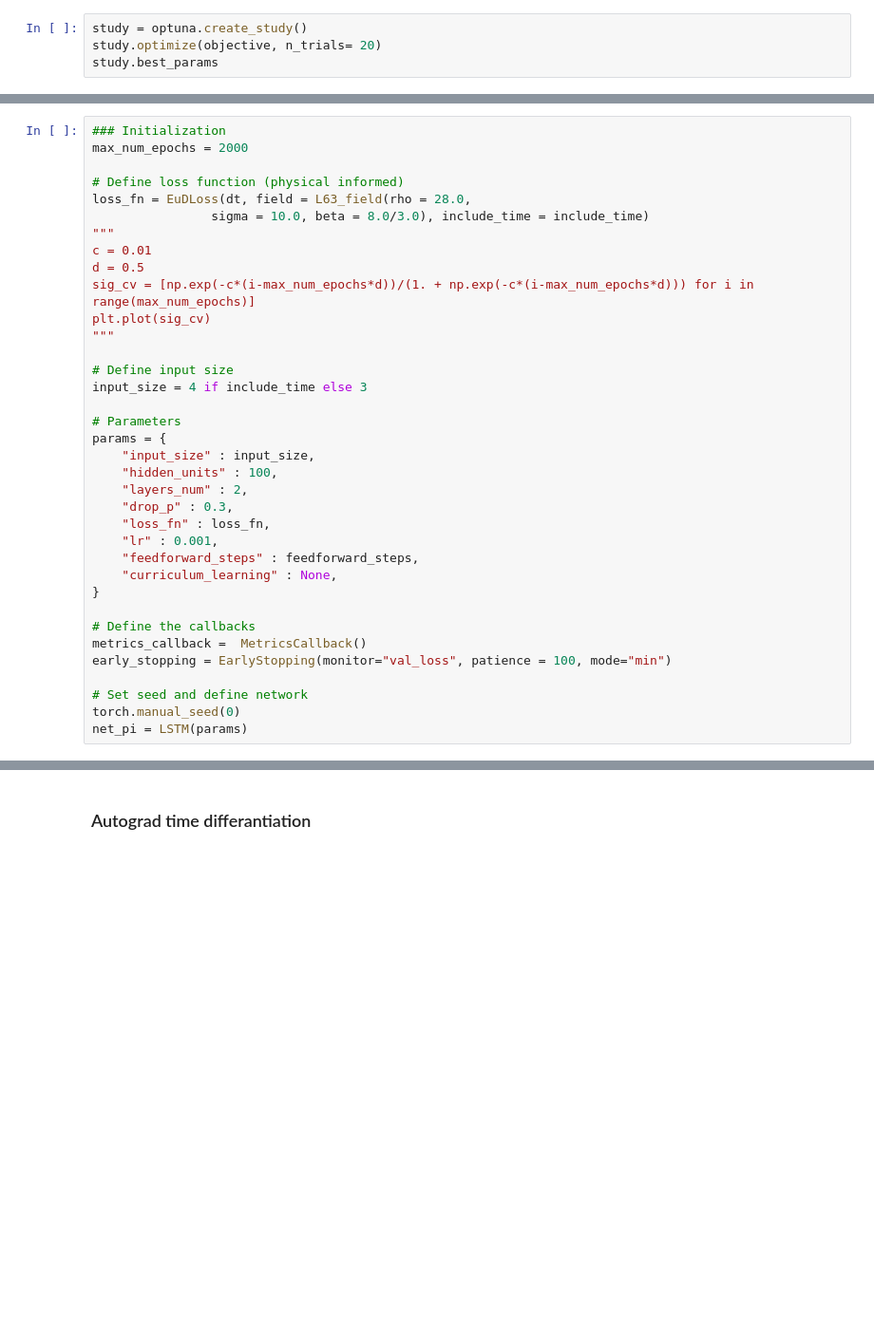
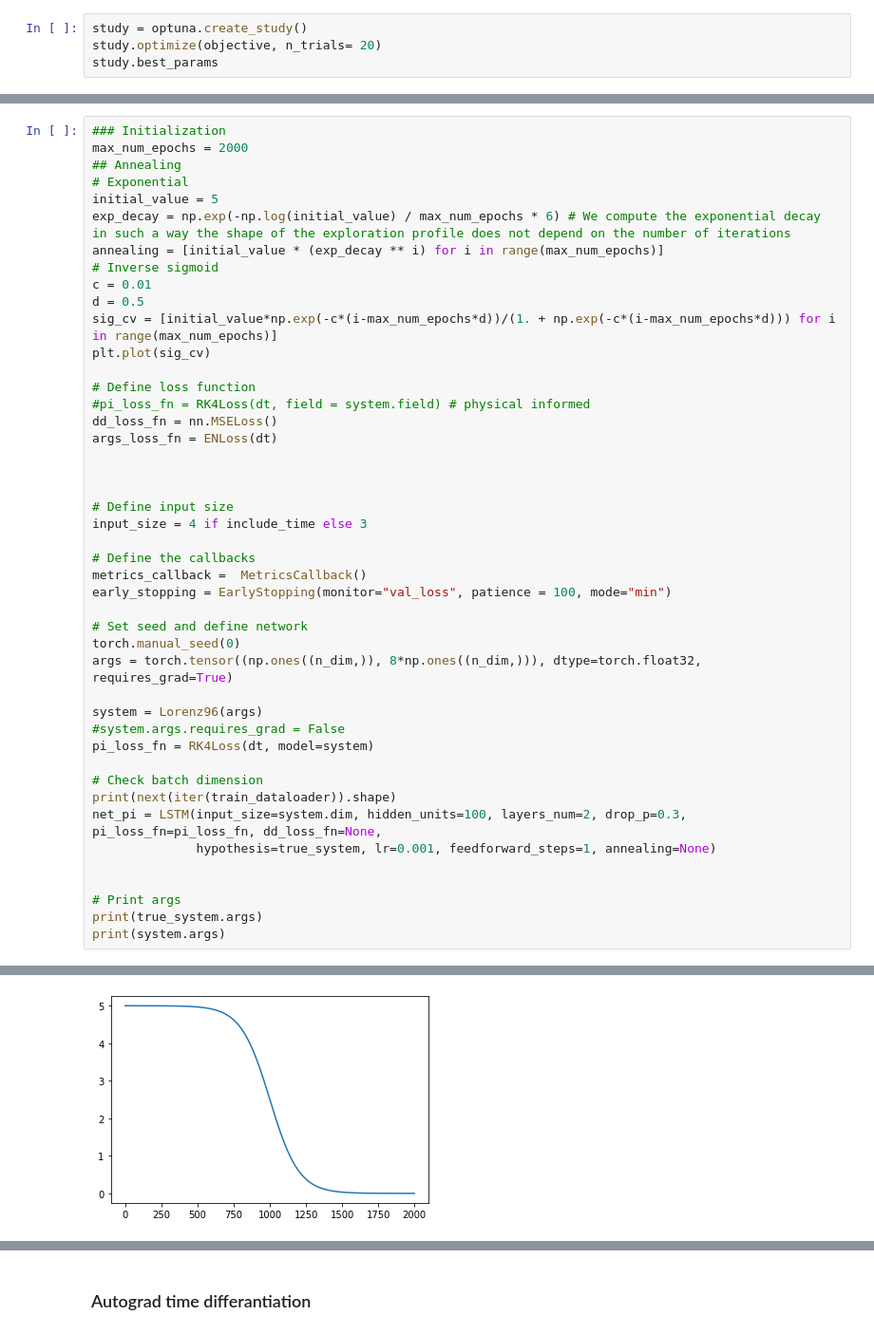
Before and after one commit to lupoalberto98/Physical-Informed-Dynamical-Systems, a Jupyter notebook: src/main.ipynb, the cells around one changed output, grey strips where cells are left out. Shown at 95% size. Saved outputs shown, nothing was run; the diff lists cells and outputs as text; blank space fills up the shorter version.

```diff
--- a/src/main.ipynb
+++ b/src/main.ipynb
@@ -171,31 +187,26 @@ study.best_params
 # %%
 ### Initialization
 max_num_epochs = 2000
-
-# Define loss function (physical informed)
-loss_fn = EuDLoss(dt, field = L63_field(rho = 28.0,
-                sigma = 10.0, beta = 8.0/3.0), include_time = include_time)
-"""
+## Annealing
+# Exponential
+initial_value = 5
+exp_decay = np.exp(-np.log(initial_value) / max_num_epochs * 6) # We compute the exponential decay in such a way the shape of the exploration profile does not depend on the number of iterations
+annealing = [initial_value * (exp_decay ** i) for i in range(max_num_epochs)]
+# Inverse sigmoid
 c = 0.01
 d = 0.5
-sig_cv = [np.exp(-c*(i-max_num_epochs*d))/(1. + np.exp(-c*(i-max_num_epochs*d))) for i in range(max_num_epochs)]
+sig_cv = [initial_value*np.exp(-c*(i-max_num_epochs*d))/(1. + np.exp(-c*(i-max_num_epochs*d))) for i in range(max_num_epochs)]
 plt.plot(sig_cv)
-"""
+
+# Define loss function
+#pi_loss_fn = RK4Loss(dt, field = system.field) # physical informed
+dd_loss_fn = nn.MSELoss()
+args_loss_fn = ENLoss(dt)
+
+
 
 # Define input size
 input_size = 4 if include_time else 3
-
-# Parameters
-params = {
-    "input_size" : input_size,
-    "hidden_units" : 100,
-    "layers_num" : 2,
-    "drop_p" : 0.3,
-    "loss_fn" : loss_fn,
-    "lr" : 0.001,
-    "feedforward_steps" : feedforward_steps,
-    "curriculum_learning" : None,
-}
 
 # Define the callbacks
 metrics_callback =  MetricsCallback()
@@ -203,4 +214,19 @@ early_stopping = EarlyStopping(monitor="val_loss", patience = 100, mode="min")
 
 # Set seed and define network
 torch.manual_seed(0)
-net_pi = LSTM(params)
+args = torch.tensor((np.ones((n_dim,)), 8*np.ones((n_dim,))), dtype=torch.float32, requires_grad=True)
+
+system = Lorenz96(args)
+#system.args.requires_grad = False
+pi_loss_fn = RK4Loss(dt, model=system)
+
+# Check batch dimension
+print(next(iter(train_dataloader)).shape)
+net_pi = LSTM(input_size=system.dim, hidden_units=100, layers_num=2, drop_p=0.3, pi_loss_fn=pi_loss_fn, dd_loss_fn=None,
+              hypothesis=true_system, lr=0.001, feedforward_steps=1, annealing=None)
+
+
+# Print args
+print(true_system.args)
+print(system.args)
+# %% [output]
@@ -206,0 +247 @@ net_pi = LSTM(params)
+[figure, added]
```
Also changed, not shown: parts of 43 cells of this notebook, 59 other files.
